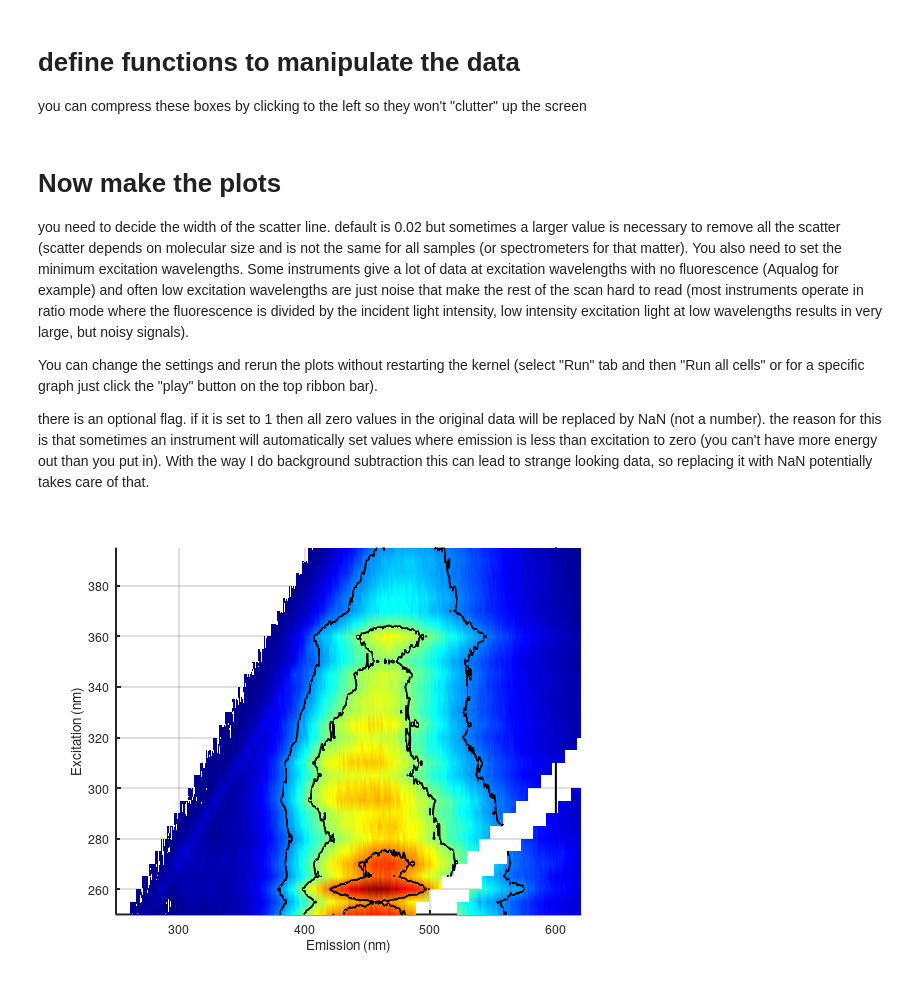
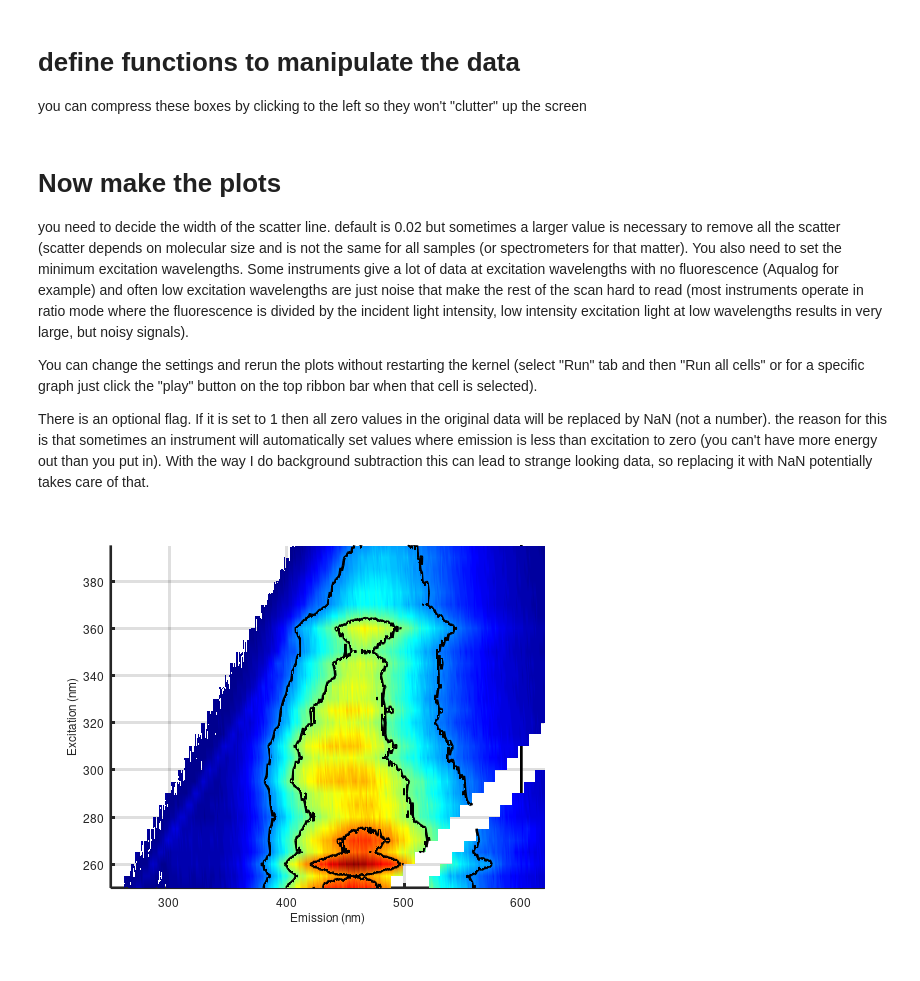
Before and after one commit to skotssd/geochemicalscripts, a Jupyter notebook: FEEM/generateFEEMplots.ipynb, the cells around one changed output. Saved outputs shown, nothing was run; the diff lists cells and outputs as text; code cells hidden in the pictures.

```diff
--- a/FEEM/generateFEEMplots.ipynb
+++ b/FEEM/generateFEEMplots.ipynb
@@ -155,21 +157,15 @@ end
 
 you need to decide the width of the scatter line.  default is 0.02 but sometimes a larger value is necessary to remove all the scatter (scatter depends on molecular size and is not the same for all samples (or spectrometers for that matter).  You also need to set the minimum excitation wavelengths.  Some instruments give a lot of data at excitation wavelengths with no fluorescence (Aqualog for example) and often low excitation wavelengths are just noise that make the rest of the scan hard to read (most instruments operate in ratio mode where the fluorescence is divided by the incident light intensity, low intensity excitation light at low wavelengths results in very large, but noisy signals).
 
-You can change the settings and rerun the plots without restarting the kernel (select "Run" tab and then "Run all cells" or for a specific graph just click the "play" button on the top ribbon bar).
+You can change the settings and rerun the plots without restarting the kernel (select "Run" tab and then "Run all cells" or for a specific graph just click the "play" button on the top ribbon bar when that cell is selected).
 
-there is an optional flag.  if it is set to 1 then all zero values in the original data will be replaced by NaN (not a number).  the reason for this is that sometimes an instrument will automatically set values where emission is less than excitation to zero (you can't  have more energy out than you put in).  With the way I do background subtraction this can lead to strange looking data, so replacing it with NaN potentially takes care of that.
+There is an optional flag.  If it is set to 1 then all zero values in the original data will be replaced by NaN (not a number).  the reason for this is that sometimes an instrument will automatically set values where emission is less than excitation to zero (you can't  have more energy out than you put in).  With the way I do background subtraction this can lead to strange looking data, so replacing it with NaN potentially takes care of that.
 # %%
-%plot -f png -w 600
-
-% start by setting scattered light to NaN
+%contour plot over colourmap.
 scatterfactor=0.02; exmin=220; exmax=400; flag=1;
 [F,em,ex]=Fprocess(data,scatterfactor,exmin,exmax,flag);
-
-% resamle so ex and em are on a similar sampling frequency
-% graphics_toolkit ("notebook");
+graphics_toolkit ("notebook");
 makecontourplot(F,em,ex)
-
-print colourcontour.png -dpng
 # %% [output]
-[figure, old version]
+[figure, new version]
 # %%
```
Also changed, not shown: parts of 7 cells of this notebook, 2 other files.
